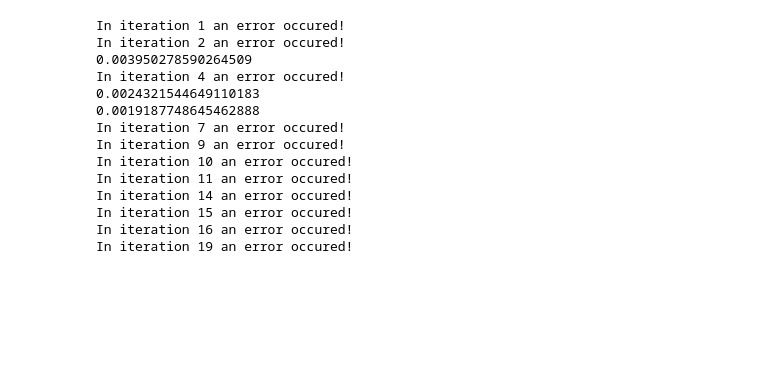
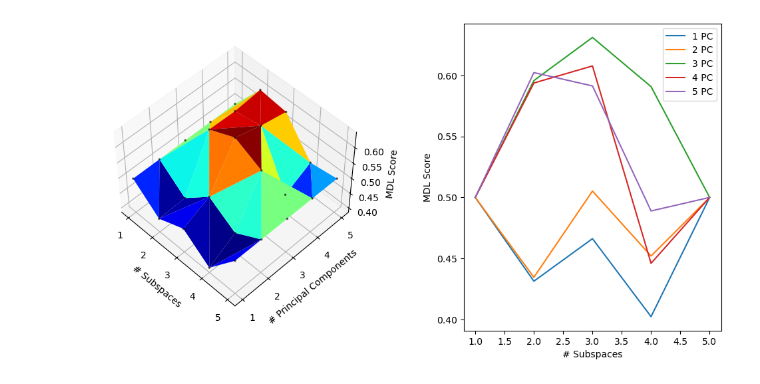
Before and after one commit to Arne-Wiese/bachelorarbeit, a Jupyter notebook: myCluster_test.ipynb, the cells around one changed output. Drawn from its saved outputs; the diff is of its cells as text; code cells hidden in the pictures; blank space fills up the shorter version.

```diff
--- a/myCluster_test.ipynb
+++ b/myCluster_test.ipynb
@@ -33,17 +49,4 @@ X_1 = iris.data
 # %%
-model = myCluster(X_1, 5, 3)
+model = myCluster.search_best_cluster(DATA, 5, 5)
 # %% [output]
-In iteration 1 an error occured!
-In iteration 2 an error occured!
-0.003950278590264509
-In iteration 4 an error occured!
-0.0024321544649110183
-0.0019187748645462888
-In iteration 7 an error occured!
-In iteration 9 an error occured!
-In iteration 10 an error occured!
-In iteration 11 an error occured!
-In iteration 14 an error occured!
-In iteration 15 an error occured!
-In iteration 16 an error occured!
-In iteration 19 an error occured!
+[figure, added]
```
Also changed, not shown: parts of 13 cells of this notebook, 3 other files.
